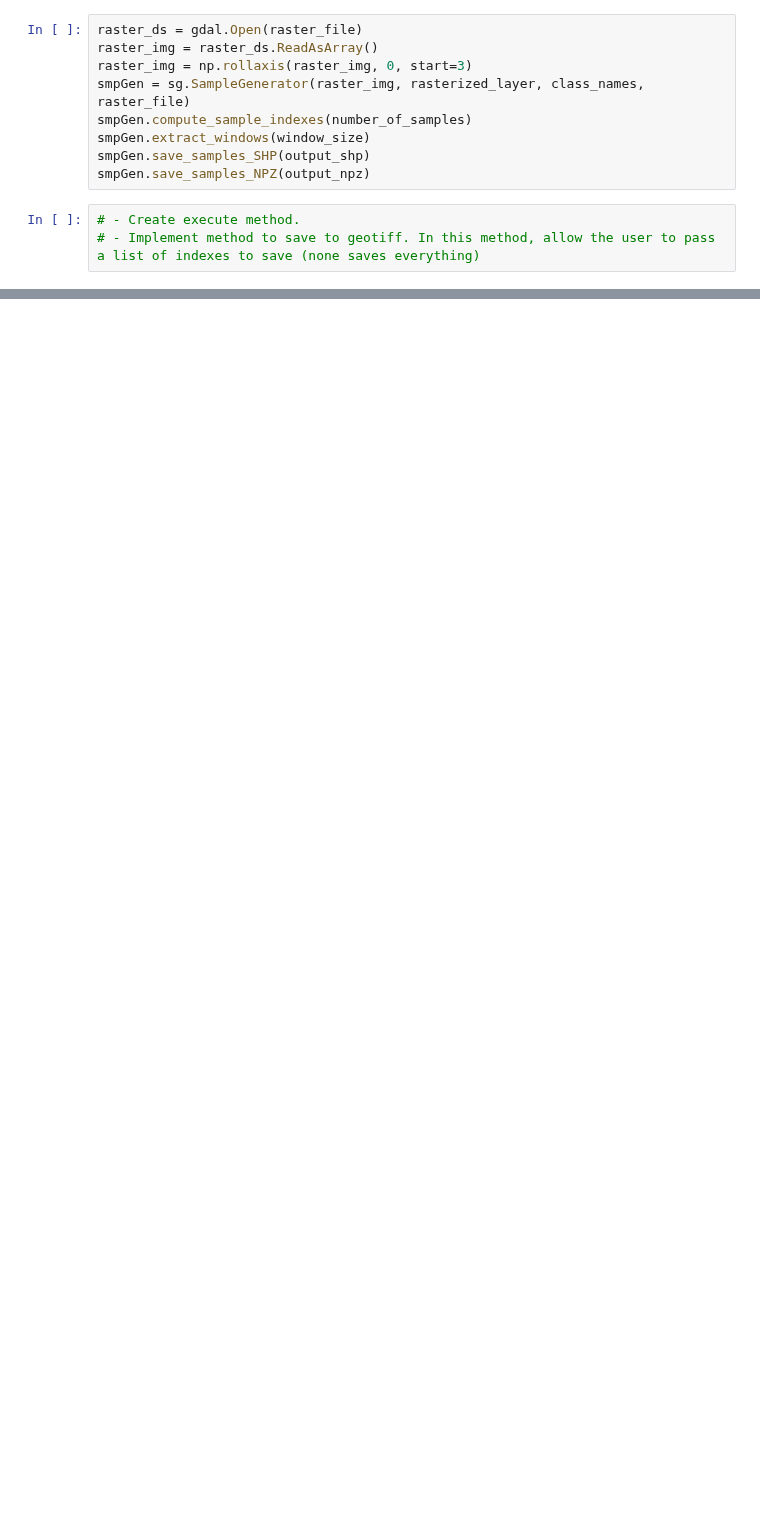
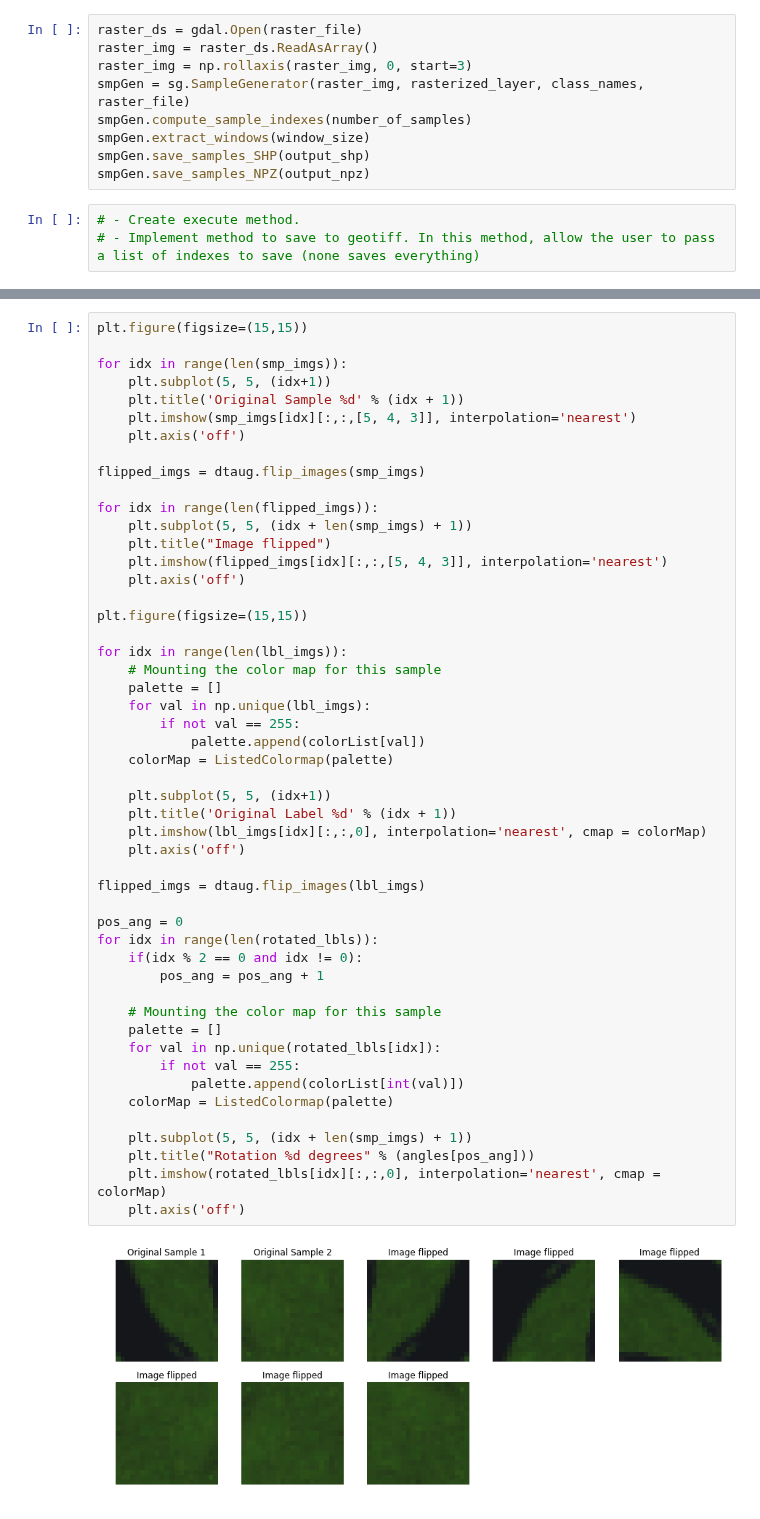
Before and after one commit to rvmaretto/deepgeo, a Jupyter notebook: notebooks/generate_samples_one_scene.ipynb, the cells around one changed output, grey strips where cells are left out. Saved outputs shown, nothing was run; the diff lists cells and outputs as text; blank space fills up the shorter version.

```diff
--- a/notebooks/generate_samples_one_scene.ipynb
+++ b/notebooks/generate_samples_one_scene.ipynb
@@ -153,0 +204,52 @@ print(colors)
+# %%
+plt.figure(figsize=(15,15))
+
+for idx in range(len(smp_imgs)):
+    plt.subplot(5, 5, (idx+1))
+    plt.title('Original Sample %d' % (idx + 1))
+    plt.imshow(smp_imgs[idx][:,:,[5, 4, 3]], interpolation='nearest')
+    plt.axis('off')
+
+flipped_imgs = dtaug.flip_images(smp_imgs)
+
+for idx in range(len(flipped_imgs)):
+    plt.subplot(5, 5, (idx + len(smp_imgs) + 1))
+    plt.title("Image flipped")
+    plt.imshow(flipped_imgs[idx][:,:,[5, 4, 3]], interpolation='nearest')
+    plt.axis('off')
+
+plt.figure(figsize=(15,15))
+
+for idx in range(len(lbl_imgs)):
+    # Mounting the color map for this sample
+    palette = []
+    for val in np.unique(lbl_imgs):
+        if not val == 255:
+            palette.append(colorList[val])
+    colorMap = ListedColormap(palette)
+
+    plt.subplot(5, 5, (idx+1))
+    plt.title('Original Label %d' % (idx + 1))
+    plt.imshow(lbl_imgs[idx][:,:,0], interpolation='nearest', cmap = colorMap)
+    plt.axis('off')
+
+flipped_imgs = dtaug.flip_images(lbl_imgs)
+
+pos_ang = 0
+for idx in range(len(rotated_lbls)):
+    if(idx % 2 == 0 and idx != 0):
+        pos_ang = pos_ang + 1
+
+    # Mounting the color map for this sample
+    palette = []
+    for val in np.unique(rotated_lbls[idx]):
+        if not val == 255:
+            palette.append(colorList[int(val)])
+    colorMap = ListedColormap(palette)
+
+    plt.subplot(5, 5, (idx + len(smp_imgs) + 1))
+    plt.title("Rotation %d degrees" % (angles[pos_ang]))
+    plt.imshow(rotated_lbls[idx][:,:,0], interpolation='nearest', cmap = colorMap)
+    plt.axis('off')
+# %% [output]
+[figure, added]
```
Also changed, not shown: parts of 8 cells of this notebook, 4 other files.
